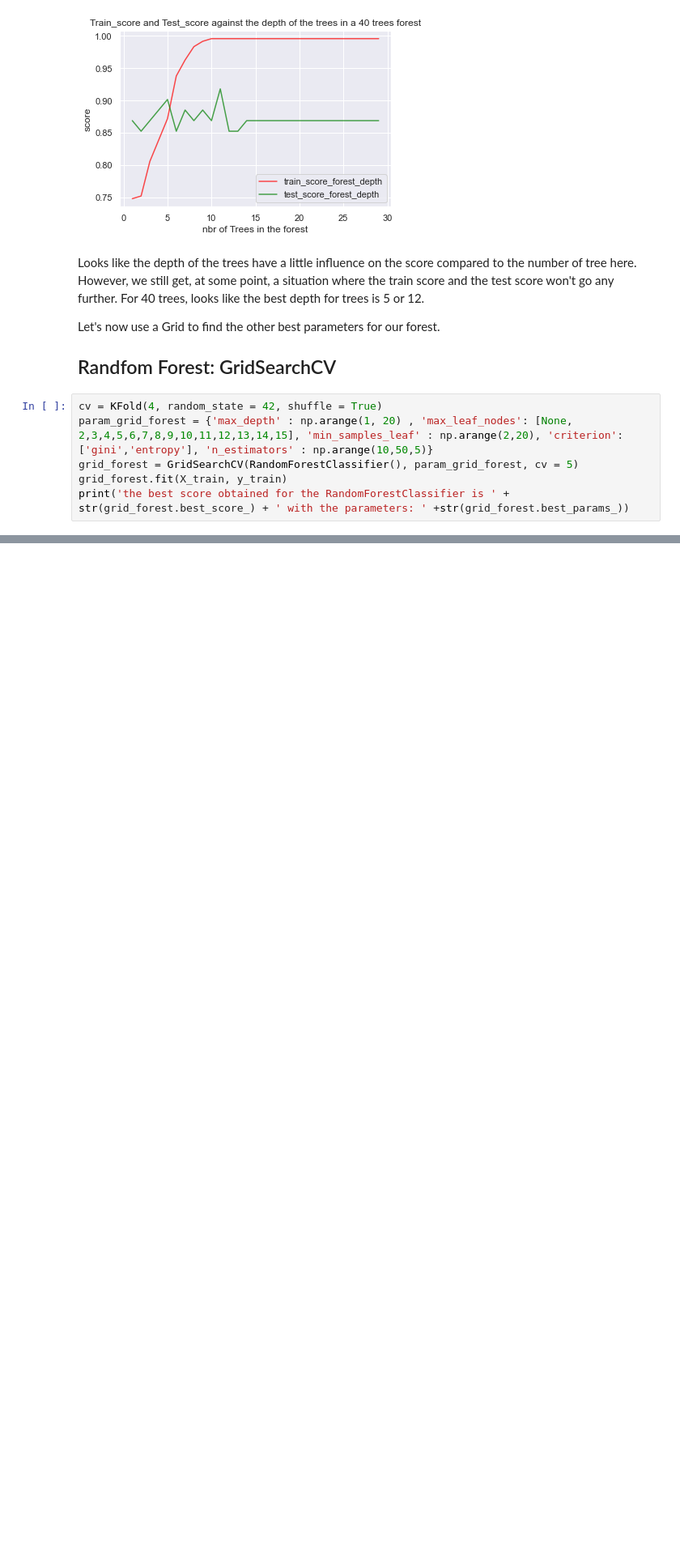
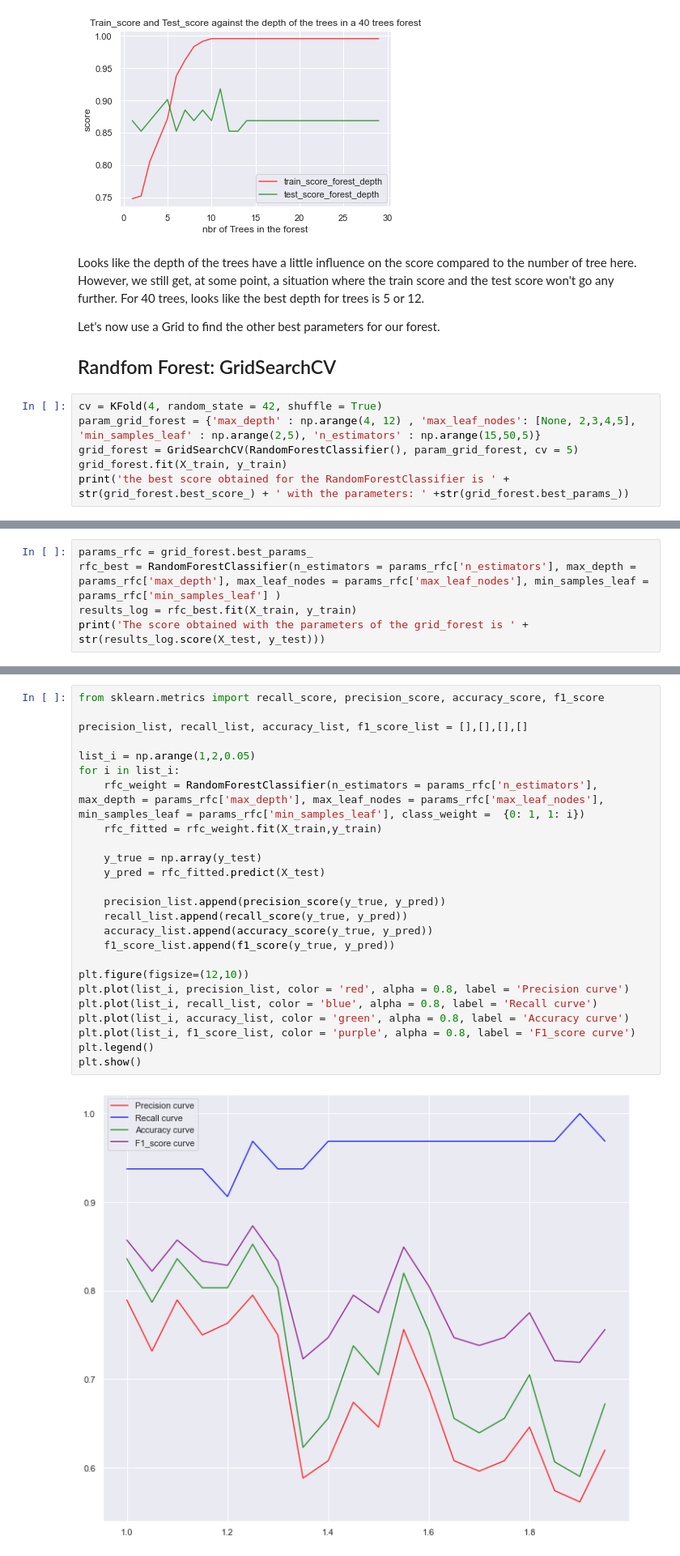
Before and after one commit to TrefleEncornet2/PortFolio, a Jupyter notebook: From Tree Classifier to Random Forest.ipynb, the cells around one changed output, grey strips where cells are left out. Shown at 81% size. Saved outputs shown, nothing was run; the diff lists cells and outputs as text; blank space fills up the shorter version.

Commit message:
Finalisation de la premiere version du projet RandomForest. Reste à revoir la forme.

```diff
--- a/From Tree Classifier to Random Forest.ipynb
+++ b/From Tree Classifier to Random Forest.ipynb
@@ -384,7 +418,7 @@ Let's now use a Grid to find the other best parameters for our forest.
 ## Randfom Forest: GridSearchCV
 # %%
 cv = KFold(4, random_state = 42, shuffle = True)
-param_grid_forest = {'max_depth' : np.arange(1, 20) , 'max_leaf_nodes': [None, 2,3,4,5,6,7,8,9,10,11,12,13,14,15], 'min_samples_leaf' : np.arange(2,20), 'criterion': ['gini','entropy'], 'n_estimators' : np.arange(10,50,5)}
+param_grid_forest = {'max_depth' : np.arange(4, 12) , 'max_leaf_nodes': [None, 2,3,4,5], 'min_samples_leaf' : np.arange(2,5), 'n_estimators' : np.arange(15,50,5)}
 grid_forest = GridSearchCV(RandomForestClassifier(), param_grid_forest, cv = 5)
 grid_forest.fit(X_train, y_train)
 print('the best score obtained for the RandomForestClassifier is ' + str(grid_forest.best_score_) + ' with the parameters: ' +str(grid_forest.best_params_))
@@ -390,0 +429,5 @@ print('the best score obtained for the RandomForestClassifier is ' + str(grid_fo
+# %%
+params_rfc = grid_forest.best_params_
+rfc_best = RandomForestClassifier(n_estimators = params_rfc['n_estimators'], max_depth = params_rfc['max_depth'], max_leaf_nodes = params_rfc['max_leaf_nodes'], min_samples_leaf = params_rfc['min_samples_leaf'] )
+results_log = rfc_best.fit(X_train, y_train)
+print('The score obtained with the parameters of the grid_forest is ' + str(results_log.score(X_test, y_test)))
@@ -413,0 +502,27 @@ print('False positive is : ' +str(False_negative) + " out of the "+ str(total[0]
+# %%
+from sklearn.metrics import recall_score, precision_score, accuracy_score, f1_score
+
+precision_list, recall_list, accuracy_list, f1_score_list = [],[],[],[]
+
+list_i = np.arange(1,2,0.05)
+for i in list_i:
+    rfc_weight = RandomForestClassifier(n_estimators = params_rfc['n_estimators'], max_depth = params_rfc['max_depth'], max_leaf_nodes = params_rfc['max_leaf_nodes'], min_samples_leaf = params_rfc['min_samples_leaf'], class_weight =  {0: 1, 1: i})
+    rfc_fitted = rfc_weight.fit(X_train,y_train)
+
+    y_true = np.array(y_test)
+    y_pred = rfc_fitted.predict(X_test)
+
+    precision_list.append(precision_score(y_true, y_pred))
+    recall_list.append(recall_score(y_true, y_pred))
+    accuracy_list.append(accuracy_score(y_true, y_pred))
+    f1_score_list.append(f1_score(y_true, y_pred))
+
+plt.figure(figsize=(12,10))
+plt.plot(list_i, precision_list, color = 'red', alpha = 0.8, label = 'Precision curve')
+plt.plot(list_i, recall_list, color = 'blue', alpha = 0.8, label = 'Recall curve')
+plt.plot(list_i, accuracy_list, color = 'green', alpha = 0.8, label = 'Accuracy curve')
+plt.plot(list_i, f1_score_list, color = 'purple', alpha = 0.8, label = 'F1_score curve')
+plt.legend()
+plt.show()
+# %% [output]
+[figure, added]
```
Also changed, not shown: parts of 29 cells of this notebook.
